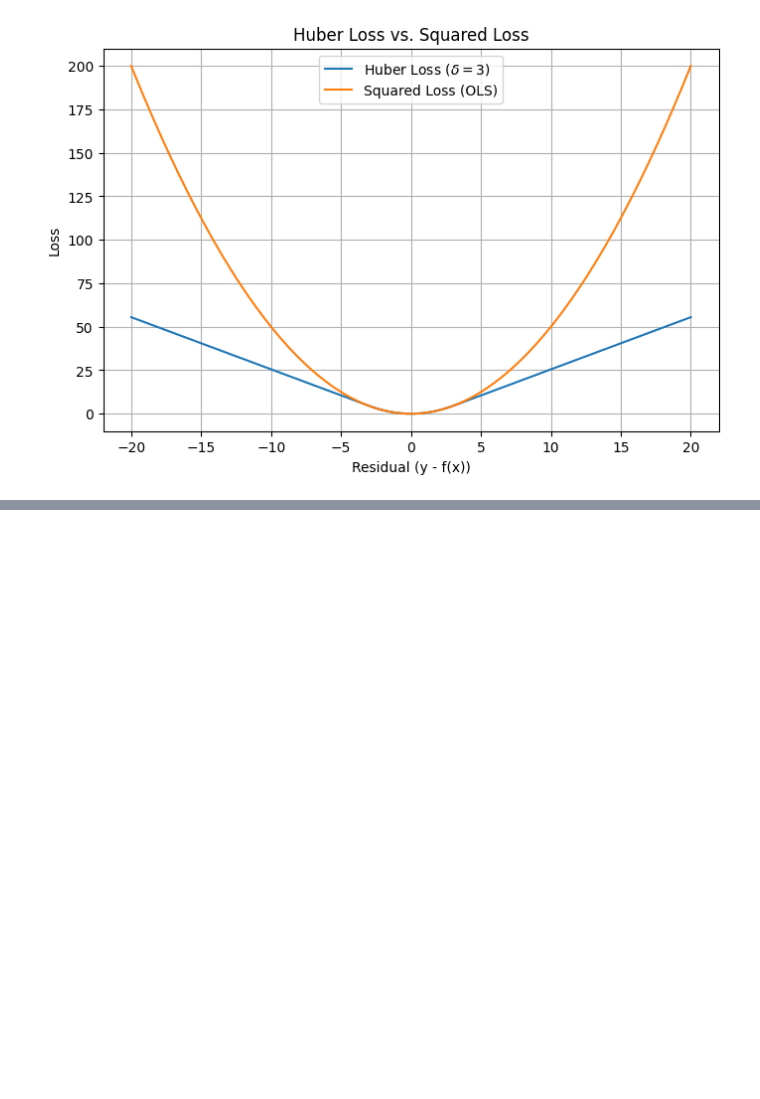
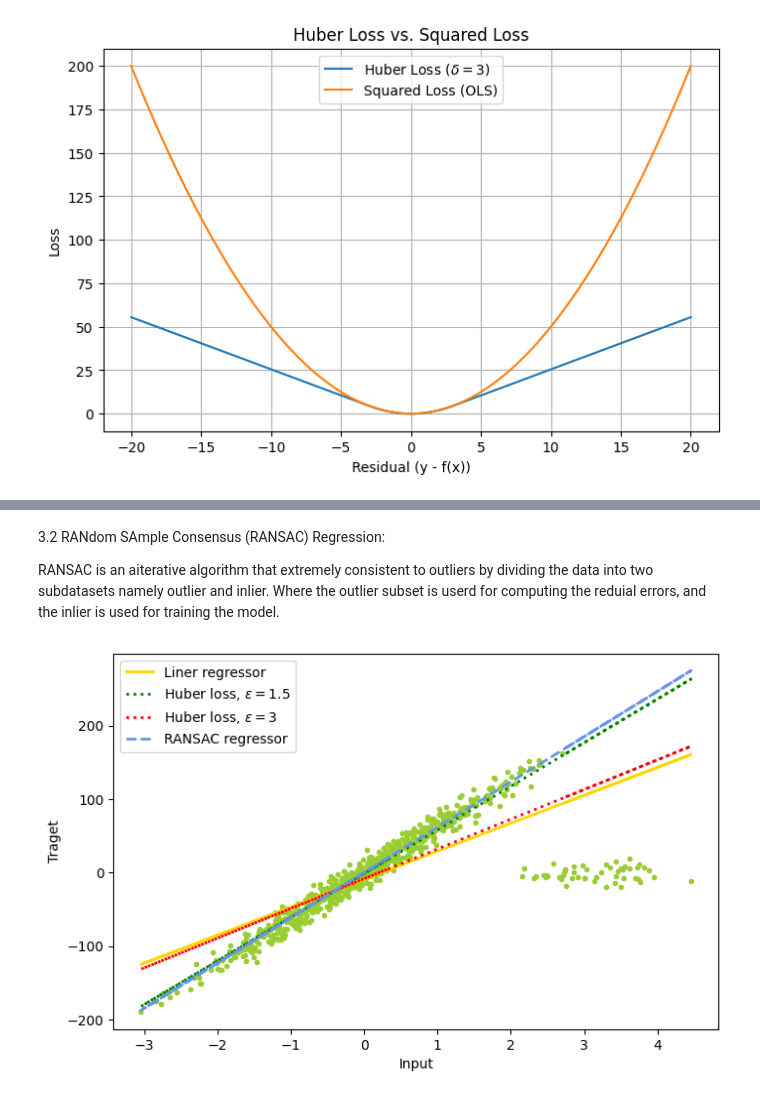
Before and after one commit to Thaer-F-Ali/regression_types_data_enginering, a Jupyter notebook: numerical_data_stats.ipynb, the cells around one changed output, grey strips where cells are left out. Drawn from its saved outputs; the diff is of its cells as text; code cells hidden in the pictures; blank space fills up the shorter version.

```diff
--- a/numerical_data_stats.ipynb
+++ b/numerical_data_stats.ipynb
@@ -375,0 +377,28 @@ plt.show()
+# %% [markdown]
+3.2 RANdom SAmple Consensus (RANSAC) Regression:
+
+RANSAC is an aiterative algorithm that extremely consistent to outliers by dividing the data into two subdatasets namely outlier and inlier. Where the outlier subset is userd for computing the reduial errors, and the inlier is used for training the model.
+# %%
+# Creating a function for the RANSAC model
+def fit_RANSAC(X,y):
+  rc = RANSACRegressor()
+  rc.fit(X,y)
+  yhat = rc.predict(X)
+  pred = rc.estimator_.coef_ * X + rc.estimator_.intercept_
+  return pred
+
+ransac = fit_RANSAC(X,y)
+# %%
+# Plotin data points and results
+plt.figure(figsize=(8,5))
+plt.scatter(X,y, color= 'yellowgreen', marker='.')
+plt.plot(X, ols, label ='Liner regressor', color='gold', linestyle= 'solid', linewidth= 2)
+plt.plot(X, huber1, label = r'Huber loss, $\epsilon=1.5$', color = 'green', linestyle ='dotted', linewidth= 2)
+plt.plot(X, huber2, label = r'Huber loss, $\epsilon=3$',    color = 'red', linestyle= 'dotted', linewidth = 2)
+plt.plot(X, ransac, label='RANSAC regressor', color = 'cornflowerblue', linestyle = 'dashed', linewidth = 2)
+plt.legend(loc='upper left')
+plt.xlabel('Input')
+plt.ylabel('Traget')
+plt.show()
+# %% [output]
+[figure, added]
```
Also changed, not shown: parts of 2 cells of this notebook.
